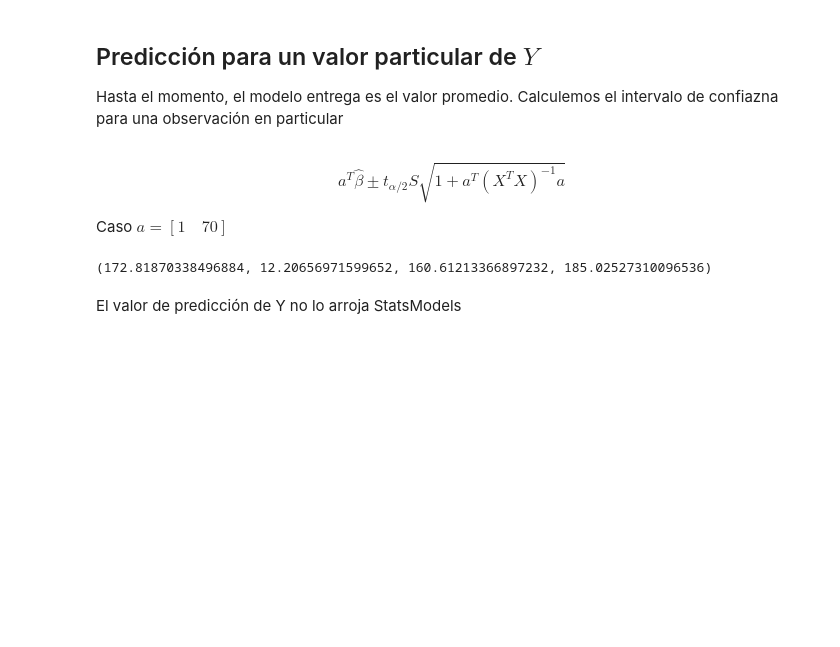
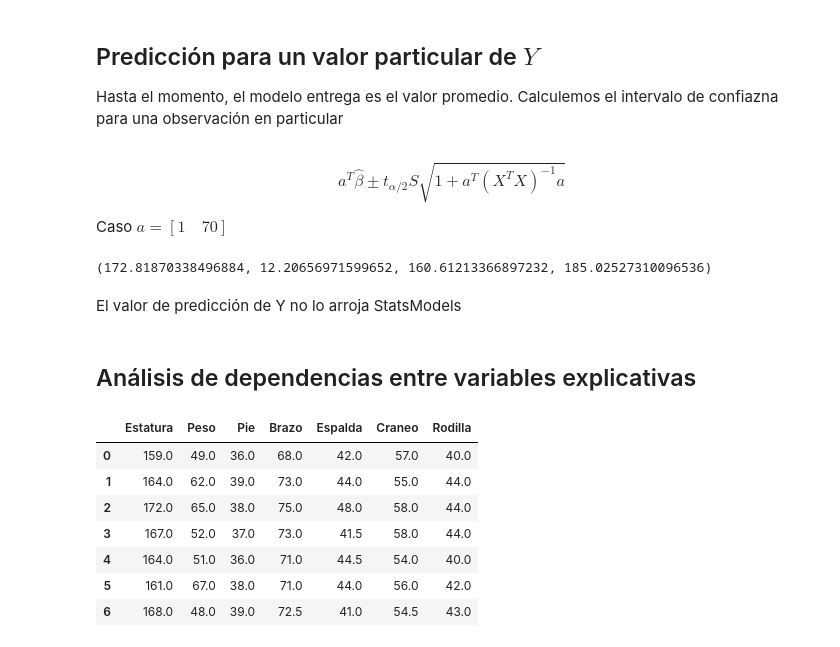
Before and after one commit to alejo963/Estad-stica_en_Ciencia_de_datos, a Jupyter notebook: clase3/sesion_3.ipynb, the cells around one changed output. Drawn from its saved outputs; the diff is of its cells as text; code cells hidden in the pictures; blank space fills up the shorter version.

```diff
--- a/clase3/sesion_3.ipynb
+++ b/clase3/sesion_3.ipynb
@@ -215,3 +217,17 @@ a @ betas, interval, y_predict_min, y_predict_max
 (172.81870338496884, 12.20656971599652, 160.61213366897232, 185.02527310096536)
 # %% [markdown]
 El valor de predicción de Y no lo arroja StatsModels
+# %% [markdown]
+## Análisis de dependencias entre variables explicativas
+# %%
+df.drop('Ones', axis = 1, inplace = True)
+df.head(7)
+# %% [output]
+|  | Estatura | Peso | Pie | Brazo | Espalda | Craneo | Rodilla |
+| 0 | 159.0 | 49.0 | 36.0 | 68.0 | 42.0 | 57.0 | 40.0 |
+| 1 | 164.0 | 62.0 | 39.0 | 73.0 | 44.0 | 55.0 | 44.0 |
+| 2 | 172.0 | 65.0 | 38.0 | 75.0 | 48.0 | 58.0 | 44.0 |
+| 3 | 167.0 | 52.0 | 37.0 | 73.0 | 41.5 | 58.0 | 44.0 |
+| 4 | 164.0 | 51.0 | 36.0 | 71.0 | 44.5 | 54.0 | 40.0 |
+| 5 | 161.0 | 67.0 | 38.0 | 71.0 | 44.0 | 56.0 | 42.0 |
+| 6 | 168.0 | 48.0 | 39.0 | 72.5 | 41.0 | 54.5 | 43.0 |
```
Also changed, not shown: parts of 20 cells of this notebook.
